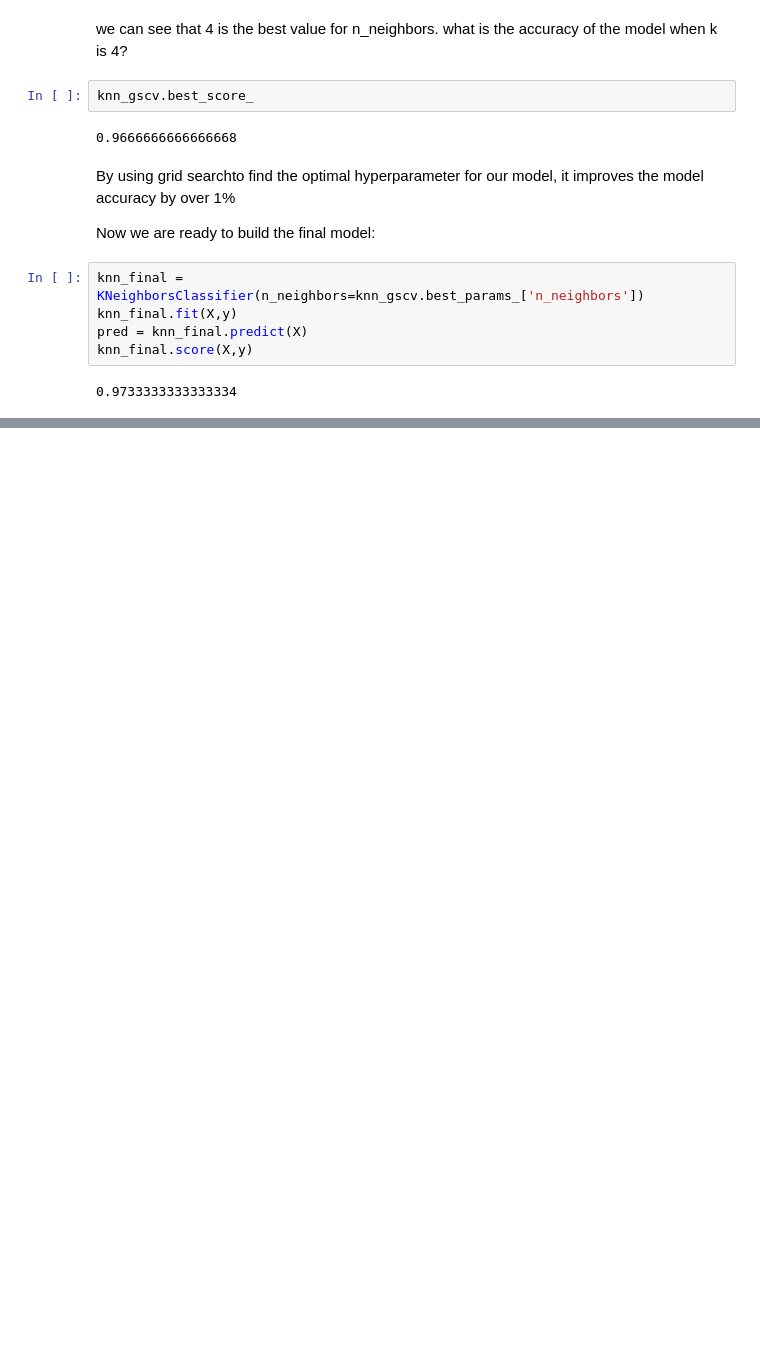
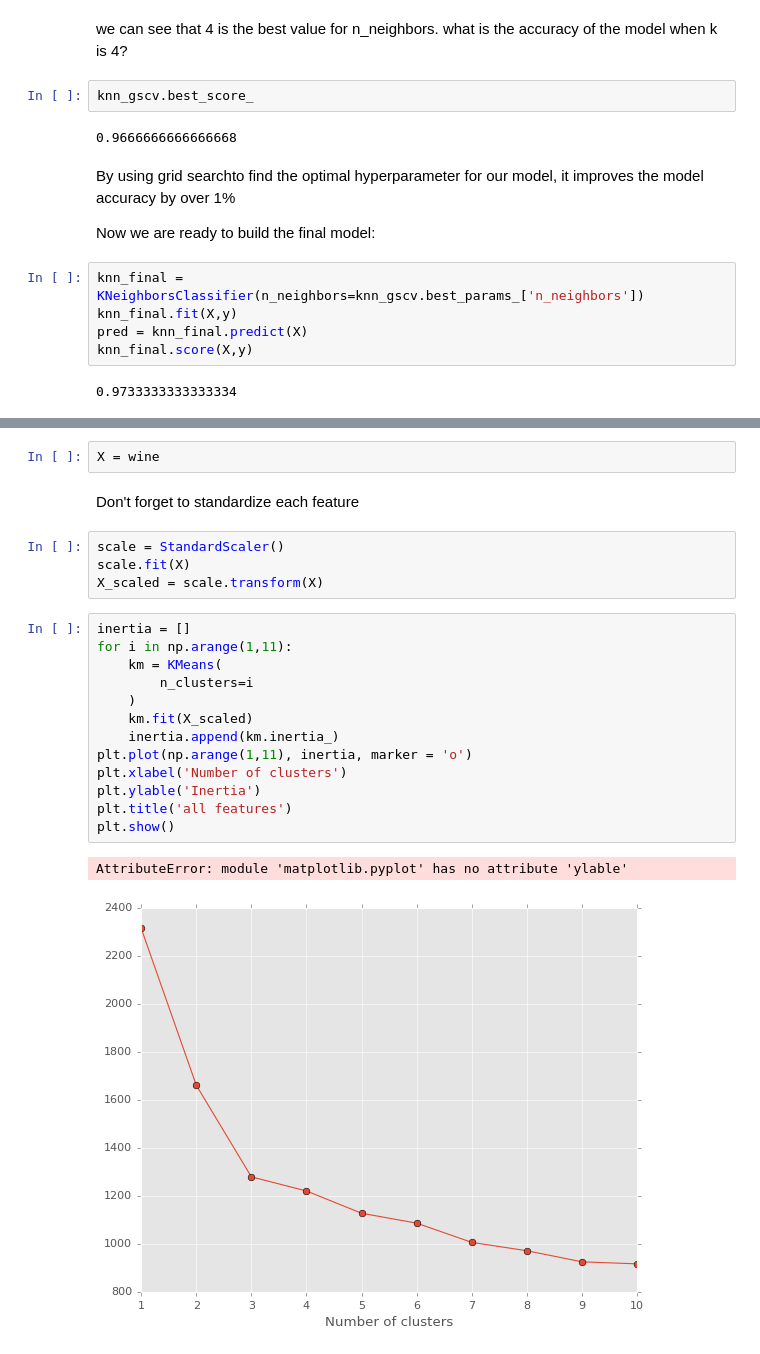
Before and after one commit to kassidy10/Developer, a Jupyter notebook: sololearn/DataScience.ipynb, the cells around one changed output, grey strips where cells are left out. Saved outputs shown, nothing was run; the diff lists cells and outputs as text; blank space fills up the shorter version.

```diff
--- a/sololearn/DataScience.ipynb
+++ b/sololearn/DataScience.ipynb
@@ -1206,0 +1561,24 @@ knn_final.score(X,y)
+# %%
+X = wine
+# %% [markdown]
+Don't forget to standardize each feature
+# %%
+scale = StandardScaler()
+scale.fit(X)
+X_scaled = scale.transform(X)
+# %%
+inertia = []
+for i in np.arange(1,11):
+    km = KMeans(
+        n_clusters=i
+    )
+    km.fit(X_scaled)
+    inertia.append(km.inertia_)
+plt.plot(np.arange(1,11), inertia, marker = 'o')
+plt.xlabel('Number of clusters')
+plt.ylable('Inertia')
+plt.title('all features')
+plt.show()
+# %% [output]
+AttributeError: module 'matplotlib.pyplot' has no attribute 'ylable'
+[figure, added]
```
Also changed, not shown: parts of 69 cells of this notebook.
